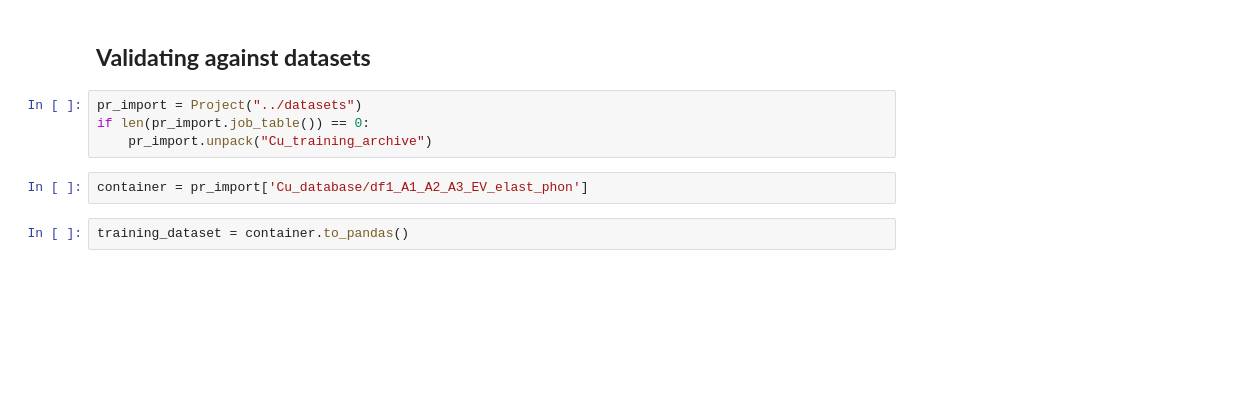
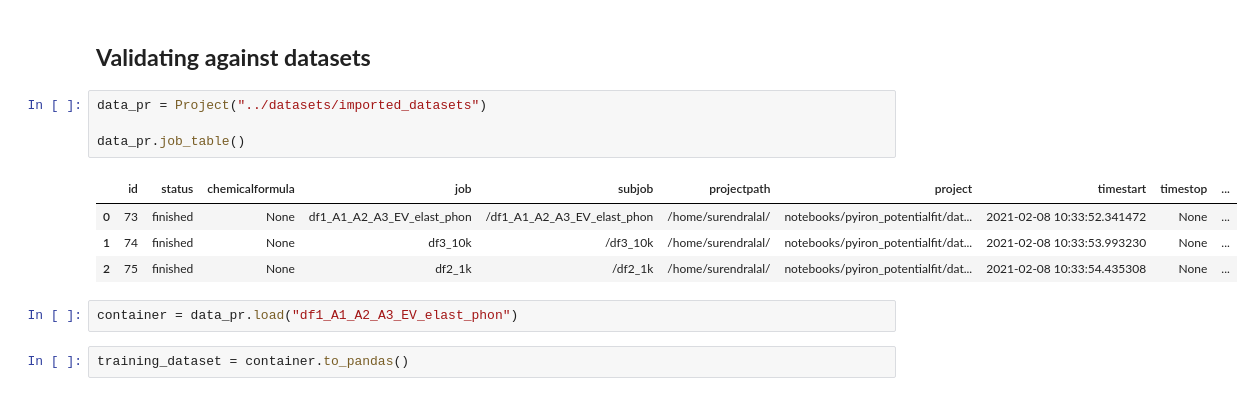
Before and after one commit to pyiron-workshop/potentials-workshop-2021, a Jupyter notebook: day_3/ex_01_validation.ipynb, the cells around one changed output. Saved outputs shown, nothing was run; the diff lists cells and outputs as text; blank space fills up the shorter version.

```diff
--- a/day_3/ex_01_validation.ipynb
+++ b/day_3/ex_01_validation.ipynb
@@ -343,11 +378,16 @@ fig.subplots_adjust(wspace=0.05, hspace=0.3);
 # %% [markdown]
 ## **Validating against datasets**
-# %%
-pr_import = Project("../datasets")
-if len(pr_import.job_table()) == 0:
-    pr_import.unpack("Cu_training_archive")
+# %%
+data_pr = Project("../datasets/imported_datasets")
+
+data_pr.job_table()
+# %% [output]
+|  | id | status | chemicalformula | job | subjob | projectpath | project | timestart | timestop | ... |
+| 0 | 73 | finished | None | df1_A1_A2_A3_EV_elast_phon | /df1_A1_A2_A3_EV_elast_phon | /home/surendralal/ | notebooks/pyiron_potentialfit/dat... | 2021-02-08 10:33:52.341472 | None | ... |
+| 1 | 74 | finished | None | df3_10k | /df3_10k | /home/surendralal/ | notebooks/pyiron_potentialfit/dat... | 2021-02-08 10:33:53.993230 | None | ... |
+| 2 | 75 | finished | None | df2_1k | /df2_1k | /home/surendralal/ | notebooks/pyiron_potentialfit/dat... | 2021-02-08 10:33:54.435308 | None | ... |
 # %%
-container = pr_import['Cu_database/df1_A1_A2_A3_EV_elast_phon']
+container = data_pr.load("df1_A1_A2_A3_EV_elast_phon")
 # %%
 training_dataset = container.to_pandas()
 # %%
```
Also changed, not shown: parts of 26 cells of this notebook.
